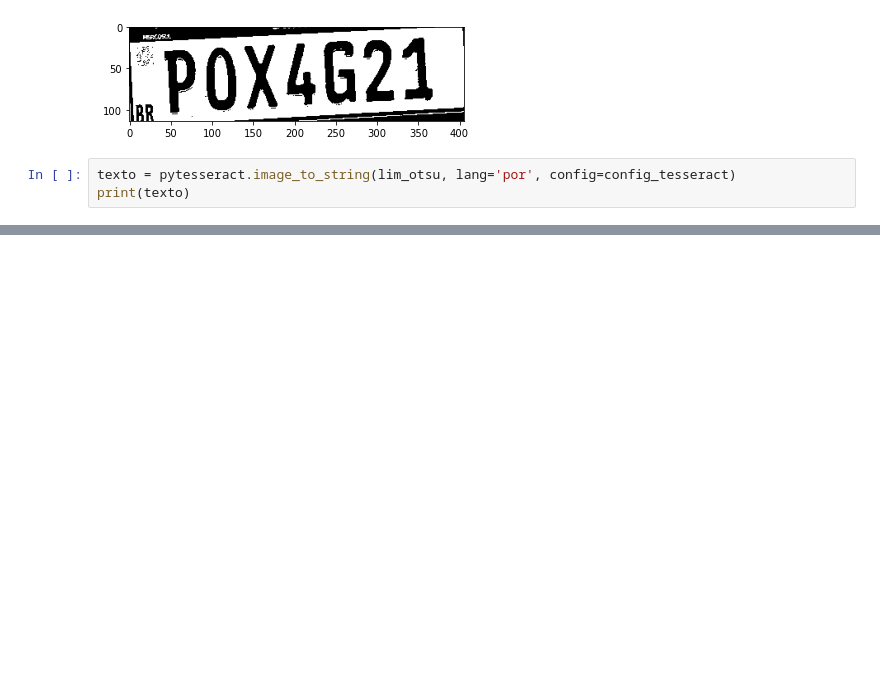
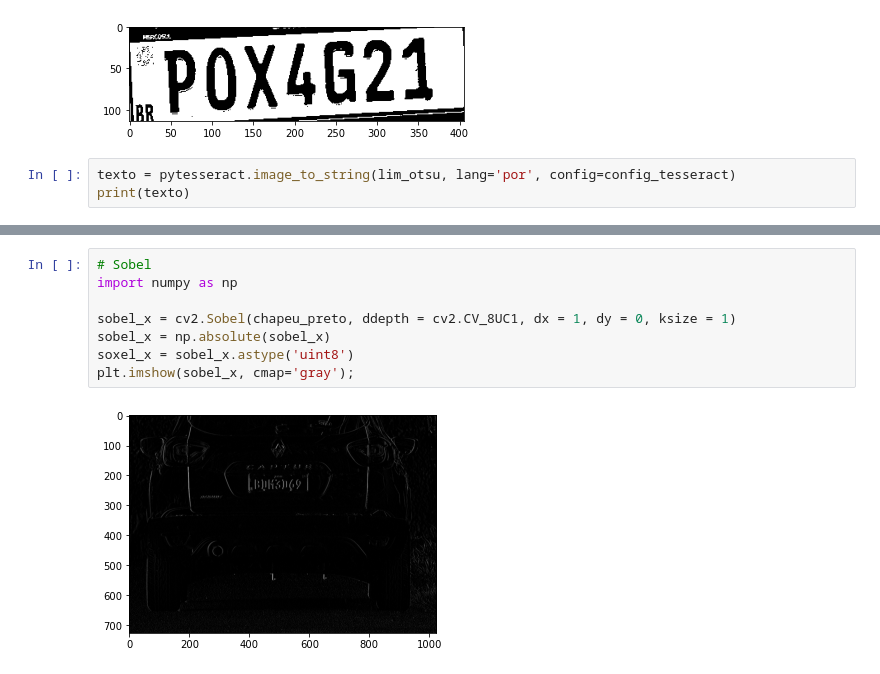
Before and after one commit to joaobizzo/license_plate_recognizer, a Jupyter notebook: license_plate_recognizer.ipynb, the cells around one changed output, grey strips where cells are left out. Cells and saved outputs as stored; diff of their text form; blank space fills up the shorter version.

```diff
--- a/license_plate_recognizer.ipynb
+++ b/license_plate_recognizer.ipynb
@@ -262,0 +277,10 @@ print(texto)
+# %%
+# Sobel
+import numpy as np
+
+sobel_x = cv2.Sobel(chapeu_preto, ddepth = cv2.CV_8UC1, dx = 1, dy = 0, ksize = 1)
+sobel_x = np.absolute(sobel_x)
+soxel_x = sobel_x.astype('uint8')
+plt.imshow(sobel_x, cmap='gray');
+# %% [output]
+[figure, added]
```
Also changed, not shown: parts of 5 cells of this notebook.
